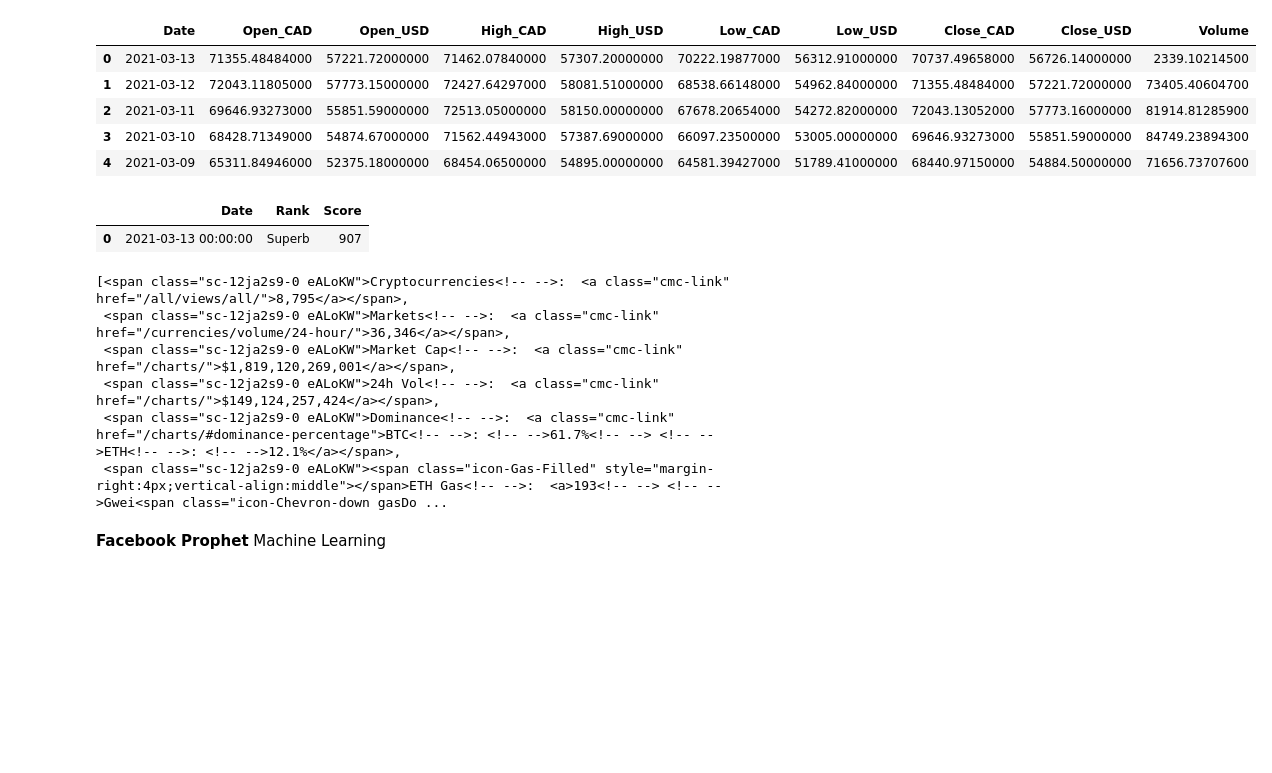
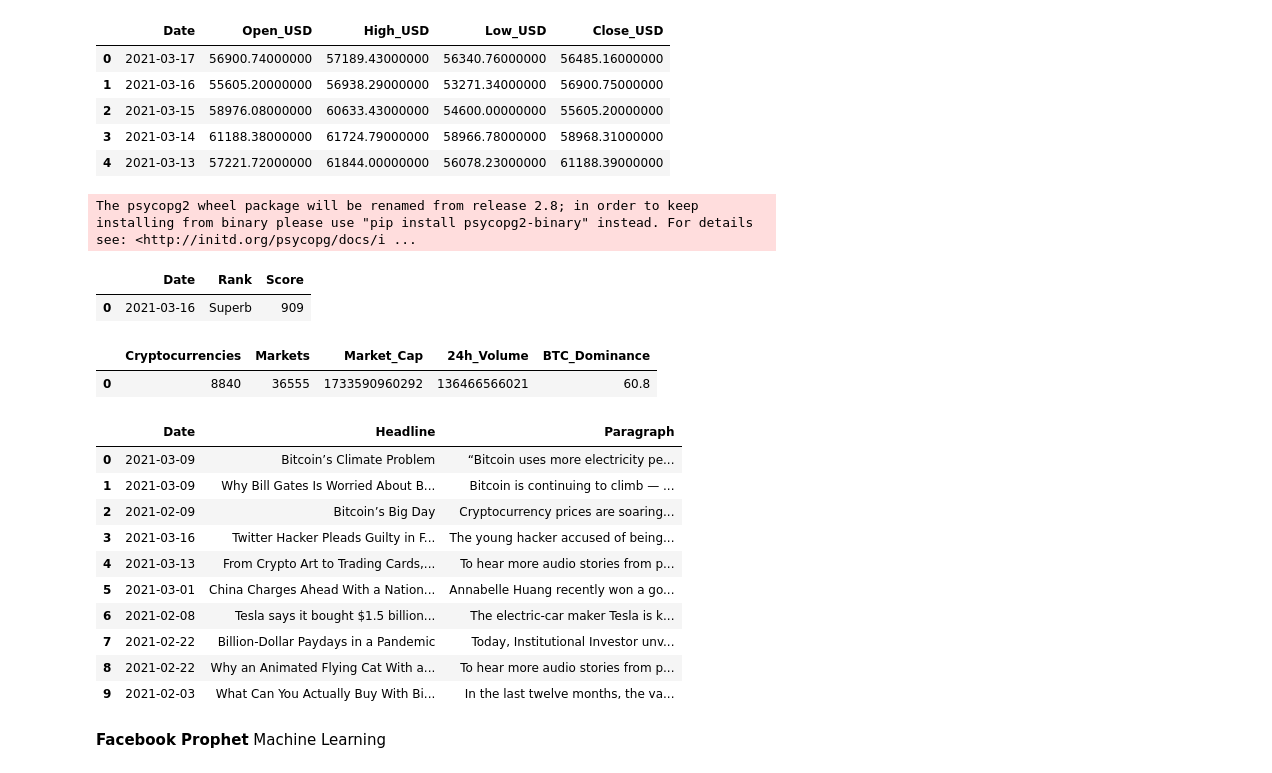
Before and after one commit to HDietrich416/BitcoinDashboard, a Jupyter notebook: bitcoin_app/assets/Bitcoin_ETL.ipynb, the cells around one changed output. Cells and saved outputs as stored; diff of their text form; code cells hidden in the pictures; blank space fills up the shorter version.

```diff
--- a/bitcoin_app/assets/Bitcoin_ETL.ipynb
+++ b/bitcoin_app/assets/Bitcoin_ETL.ipynb
@@ -46,12 +57,16 @@ for d in date:
 # %%
 # Create Pandas dataframe
 
-df = pd.DataFrame({"Date": date, "Open_CAD": open_CAD, "Open_USD": open_USD, "High_CAD": high_CAD, "High_USD": high_USD, "Low_CAD": low_CAD, "Low_USD": low_USD, "Close_CAD": close_CAD, "Close_USD":close_USD, "Volume":volume})
+df = pd.DataFrame({"Date": date, "Open_USD": open_USD, "High_USD": high_USD,  "Low_USD": low_USD,  "Close_USD":close_USD})
 df.head()
 # %% [output]
-|  | Date | Open_CAD | Open_USD | High_CAD | High_USD | Low_CAD | Low_USD | Close_CAD | Close_USD | Volume |
-| 0 | 2021-03-13 | 71355.48484000 | 57221.72000000 | 71462.07840000 | 57307.20000000 | 70222.19877000 | 56312.91000000 | 70737.49658000 | 56726.14000000 | 2339.10214500 |
-| 1 | 2021-03-12 | 72043.11805000 | 57773.15000000 | 72427.64297000 | 58081.51000000 | 68538.66148000 | 54962.84000000 | 71355.48484000 | 57221.72000000 | 73405.40604700 |
-| 2 | 2021-03-11 | 69646.93273000 | 55851.59000000 | 72513.05000000 | 58150.00000000 | 67678.20654000 | 54272.82000000 | 72043.13052000 | 57773.16000000 | 81914.81285900 |
-| 3 | 2021-03-10 | 68428.71349000 | 54874.67000000 | 71562.44943000 | 57387.69000000 | 66097.23500000 | 53005.00000000 | 69646.93273000 | 55851.59000000 | 84749.23894300 |
-| 4 | 2021-03-09 | 65311.84946000 | 52375.18000000 | 68454.06500000 | 54895.00000000 | 64581.39427000 | 51789.41000000 | 68440.97150000 | 54884.50000000 | 71656.73707600 |
+|  | Date | Open_USD | High_USD | Low_USD | Close_USD |
+| 0 | 2021-03-17 | 56900.74000000 | 57189.43000000 | 56340.76000000 | 56485.16000000 |
+| 1 | 2021-03-16 | 55605.20000000 | 56938.29000000 | 53271.34000000 | 56900.75000000 |
+| 2 | 2021-03-15 | 58976.08000000 | 60633.43000000 | 54600.00000000 | 55605.20000000 |
+| 3 | 2021-03-14 | 61188.38000000 | 61724.79000000 | 58966.78000000 | 58968.31000000 |
+| 4 | 2021-03-13 | 57221.72000000 | 61844.00000000 | 56078.23000000 | 61188.39000000 |
+# %%
+engine = create_engine(conn, echo=False)
+# %% [output]
+The psycopg2 wheel package will be renamed from release 2.8; in order to keep installing from binary please use "pip install psycopg2-binary" instead. For details see: <http://initd.org/psycopg/docs/i ...
@@ -70,7 +90,10 @@ refresh_date = rating_data['Crypto Rating (FCAS)']['8. last refreshed']
 # Create a pandas df
 
 rating_df = pd.DataFrame({"Date": refresh_date, "Rank": rating, "Score": score}, index=[0])
+rating_df['Date'] = pd.to_datetime(rating_df['Date'], infer_datetime_format=True)
+rating_df['Date'] = rating_df['Date'].dt.strftime('%Y-%m-%d')
+
 rating_df
 # %% [output]
 |  | Date | Rank | Score |
-| 0 | 2021-03-13 00:00:00 | Superb | 907 |
+| 0 | 2021-03-16 | Superb | 909 |
@@ -94,11 +124,32 @@ results = soup.find_all('div', class_='sc-33i2yg-0 dOnegn')
 for r in results:
   header = r.find_all('span', class_="sc-12ja2s9-0 eALoKW")
 
-header
+  title =[]
+  value =[]
+  for values in header:
+    data = (values.text.split(":"))
+    title.append(data[0])
+
+    if data[0] == "Dominance":
+      value.append(data[2][1:5])
+    else:
+      value.append(data[1][2:])
-# %% [output]
-[<span class="sc-12ja2s9-0 eALoKW">Cryptocurrencies<!-- -->:  <a class="cmc-link" href="/all/views/all/">8,795</a></span>,
- <span class="sc-12ja2s9-0 eALoKW">Markets<!-- -->:  <a class="cmc-link" href="/currencies/volume/24-hour/">36,346</a></span>,
- <span class="sc-12ja2s9-0 eALoKW">Market Cap<!-- -->:  <a class="cmc-link" href="/charts/">$1,819,120,269,001</a></span>,
- <span class="sc-12ja2s9-0 eALoKW">24h Vol<!-- -->:  <a class="cmc-link" href="/charts/">$149,124,257,424</a></span>,
- <span class="sc-12ja2s9-0 eALoKW">Dominance<!-- -->:  <a class="cmc-link" href="/charts/#dominance-percentage">BTC<!-- -->: <!-- -->61.7%<!-- --> <!-- -->ETH<!-- -->: <!-- -->12.1%</a></span>,
- <span class="sc-12ja2s9-0 eALoKW"><span class="icon-Gas-Filled" style="margin-right:4px;vertical-align:middle"></span>ETH Gas<!-- -->:  <a>193<!-- --> <!-- -->Gwei<span class="icon-Chevron-down gasDo ...
+# %%
+# create data table in pandas and clean up data
+
+market_cap_df = pd.DataFrame({"Title": title, "Value": value})
+market_cap_df = market_cap_df.drop(index=5)
+market_cap_df = market_cap_df.transpose()
+columns = market_cap_df.iloc[0].values
+market_cap_df.columns = columns
+market_cap_df.drop('Title', axis=0, inplace = True)
+market_cap_df.reset_index(inplace=True)
+market_cap_df = market_cap_df.drop(columns='index')
+market_cap_df = market_cap_df.rename(columns={"Dominance": "BTC_Dominance", "Market Cap": "Market_Cap", "24h Vol": "24h_Volume"})
+market_cap_df['Market_Cap'] = market_cap_df['Market_Cap'].str.replace("$","")
+market_cap_df['24h_Volume'] = market_cap_df['24h_Volume'].str.replace("$","")
+market_cap_df = market_cap_df.replace(',','', regex=True)
+market_cap_df
+# %% [output]
+|  | Cryptocurrencies | Markets | Market_Cap | 24h_Volume | BTC_Dominance |
+| 0 | 8840 | 36555 | 1733590960292 | 136466566021 | 60.8 |
@@ -140,4 +198,17 @@ for article in articles_list:
 
 news_df = pd.DataFrame({"Date": date, "Headline": headline, "Paragraph": paragraph})
 news_df['Date'] = pd.to_datetime(news_df['Date'], infer_datetime_format=True)
+news_df['Date'] = news_df['Date'].dt.strftime('%Y-%m-%d')
 news_df.head(10)
+# %% [output]
+|  | Date | Headline | Paragraph |
+| 0 | 2021-03-09 | Bitcoin’s Climate Problem | “Bitcoin uses more electricity pe... |
+| 1 | 2021-03-09 | Why Bill Gates Is Worried About B... | Bitcoin is continuing to climb — ... |
+| 2 | 2021-02-09 | Bitcoin’s Big Day | Cryptocurrency prices are soaring... |
+| 3 | 2021-03-16 | Twitter Hacker Pleads Guilty in F... | The young hacker accused of being... |
+| 4 | 2021-03-13 | From Crypto Art to Trading Cards,... | To hear more audio stories from p... |
+| 5 | 2021-03-01 | China Charges Ahead With a Nation... | Annabelle Huang recently won a go... |
+| 6 | 2021-02-08 | Tesla says it bought $1.5 billion... | The electric-car maker Tesla is k... |
+| 7 | 2021-02-22 | Billion-Dollar Paydays in a Pandemic | Today, Institutional Investor unv... |
+| 8 | 2021-02-22 | Why an Animated Flying Cat With a... | To hear more audio stories from p... |
+| 9 | 2021-02-03 | What Can You Actually Buy With Bi... | In the last twelve months, the va... |
```
Also changed, not shown: parts of 14 cells of this notebook.
